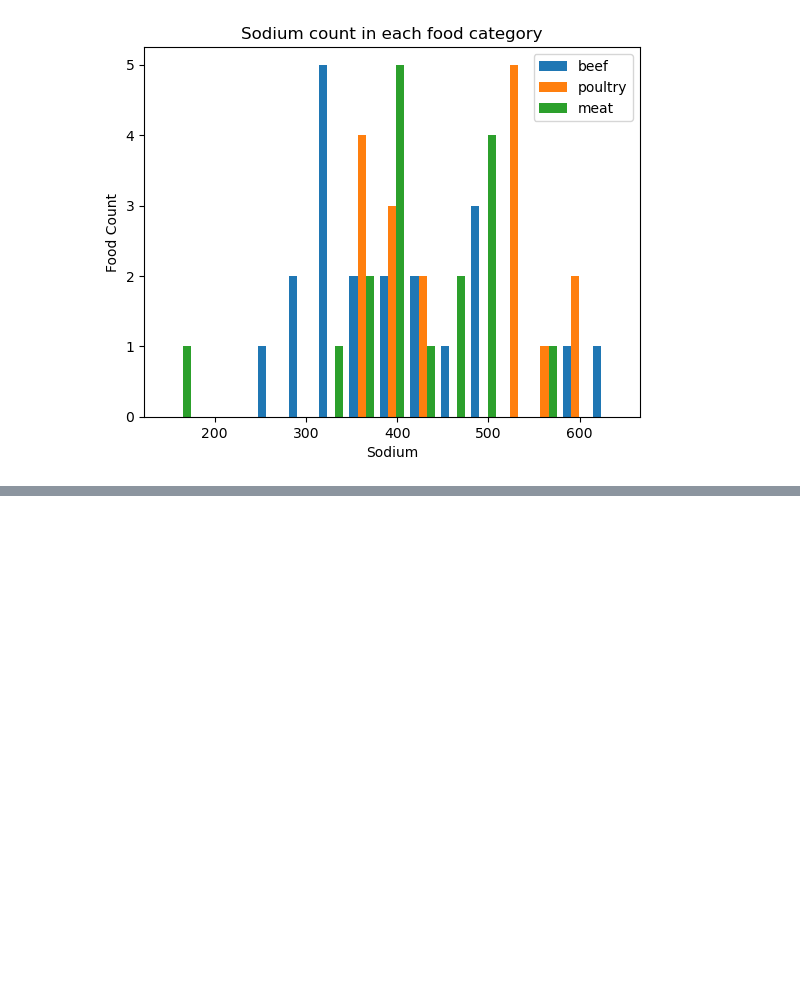
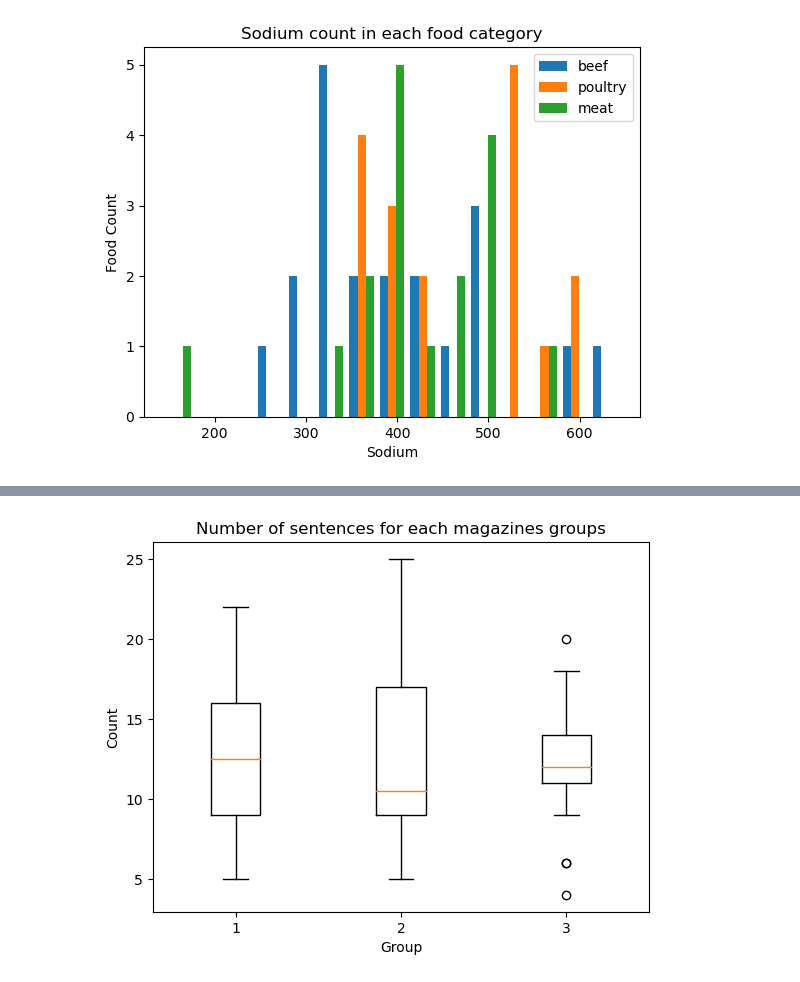
Before and after one commit to bose-pramuanpornsatid/cs361-prob-stats-cs, a Jupyter notebook: homework/hwk01/hwk01.ipynb, the cells around one changed output, grey strips where cells are left out. Saved outputs shown, nothing was run; the diff lists cells and outputs as text; code cells hidden in the pictures; blank space fills up the shorter version.

```diff
--- a/homework/hwk01/hwk01.ipynb
+++ b/homework/hwk01/hwk01.ipynb
@@ -107,0 +148,9 @@ plt.show()
+# %%
+# b
+plt.boxplot([group1['SEN'], group2['SEN'], group3['SEN']])
+plt.xlabel('Group')
+plt.ylabel('Count')
+plt.title('Number of sentences for each magazines groups')
+plt.show()
+# %% [output]
+[figure, added]
```
Also changed, not shown: parts of 7 cells of this notebook, 8 other files.
